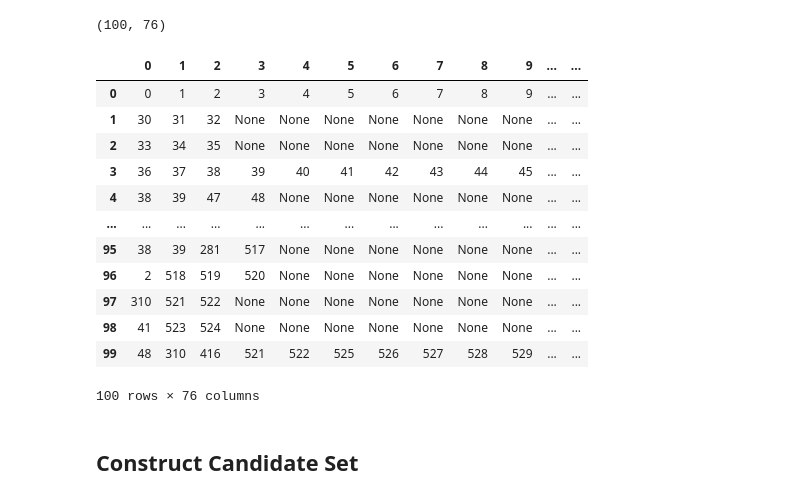
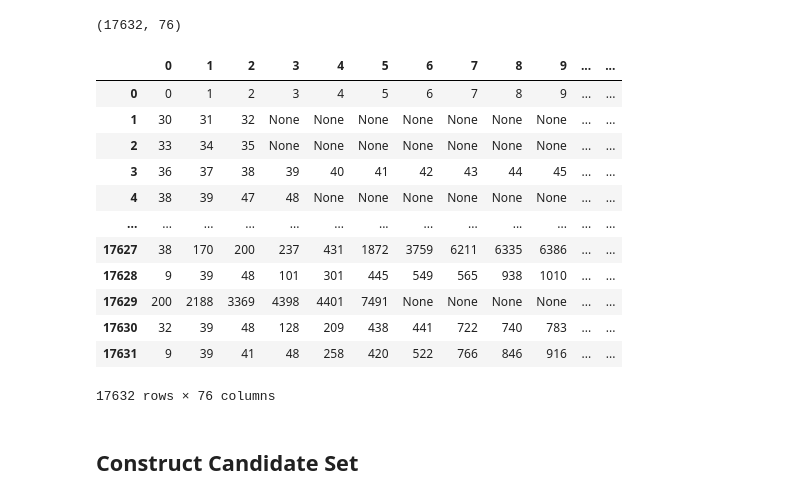
Before and after one commit to NicolasBelair/BDA-Labs-Report, a Jupyter notebook: Lab2.ipynb, the cells around one changed output. Drawn from its saved outputs; the diff is of its cells as text; code cells hidden in the pictures.

```diff
--- a/Lab2.ipynb
+++ b/Lab2.ipynb
@@ -1,33 +1,39 @@
 # %%
 import numpy as np
 import pandas as pd
 import matplotlib.pyplot as plt
 import itertools as iter_t
+import time
 
 retail_data = [i.strip().split() for i in open("retail.dat").readlines()]
 
 retail_data = pd.DataFrame(retail_data)
 
 # allocate a limited number of rows, for testing
-retail_data = retail_data[:100]
+
+i = len(retail_data)
+amt = 0.2
+retail_data = retail_data[:int(i*amt)]
+
+retail_data.reset_index(inplace=True, drop=True)
 
 print(retail_data.shape)
 retail_data
 # %% [output]
-(100, 76)
+(17632, 76)
 |  | 0 | 1 | 2 | 3 | 4 | 5 | 6 | 7 | 8 | 9 | ... | ... |
 | 0 | 0 | 1 | 2 | 3 | 4 | 5 | 6 | 7 | 8 | 9 | ... | ... |
 | 1 | 30 | 31 | 32 | None | None | None | None | None | None | None | ... | ... |
 | 2 | 33 | 34 | 35 | None | None | None | None | None | None | None | ... | ... |
 | 3 | 36 | 37 | 38 | 39 | 40 | 41 | 42 | 43 | 44 | 45 | ... | ... |
 | 4 | 38 | 39 | 47 | 48 | None | None | None | None | None | None | ... | ... |
 | ... | ... | ... | ... | ... | ... | ... | ... | ... | ... | ... | ... | ... |
-| 95 | 38 | 39 | 281 | 517 | None | None | None | None | None | None | ... | ... |
-| 96 | 2 | 518 | 519 | 520 | None | None | None | None | None | None | ... | ... |
-| 97 | 310 | 521 | 522 | None | None | None | None | None | None | None | ... | ... |
-| 98 | 41 | 523 | 524 | None | None | None | None | None | None | None | ... | ... |
-| 99 | 48 | 310 | 416 | 521 | 522 | 525 | 526 | 527 | 528 | 529 | ... | ... |
+| 17627 | 38 | 170 | 200 | 237 | 431 | 1872 | 3759 | 6211 | 6335 | 6386 | ... | ... |
+| 17628 | 9 | 39 | 48 | 101 | 301 | 445 | 549 | 565 | 938 | 1010 | ... | ... |
+| 17629 | 200 | 2188 | 3369 | 4398 | 4401 | 7491 | None | None | None | None | ... | ... |
+| 17630 | 32 | 39 | 48 | 128 | 209 | 438 | 441 | 722 | 740 | 783 | ... | ... |
+| 17631 | 9 | 39 | 41 | 48 | 258 | 420 | 522 | 766 | 846 | 916 | ... | ... |
-100 rows × 76 columns
+17632 rows × 76 columns
 # %% [markdown]
 ## Construct Candidate Set
 # %%
```
Also changed, not shown: parts of 1 cell of this notebook.
